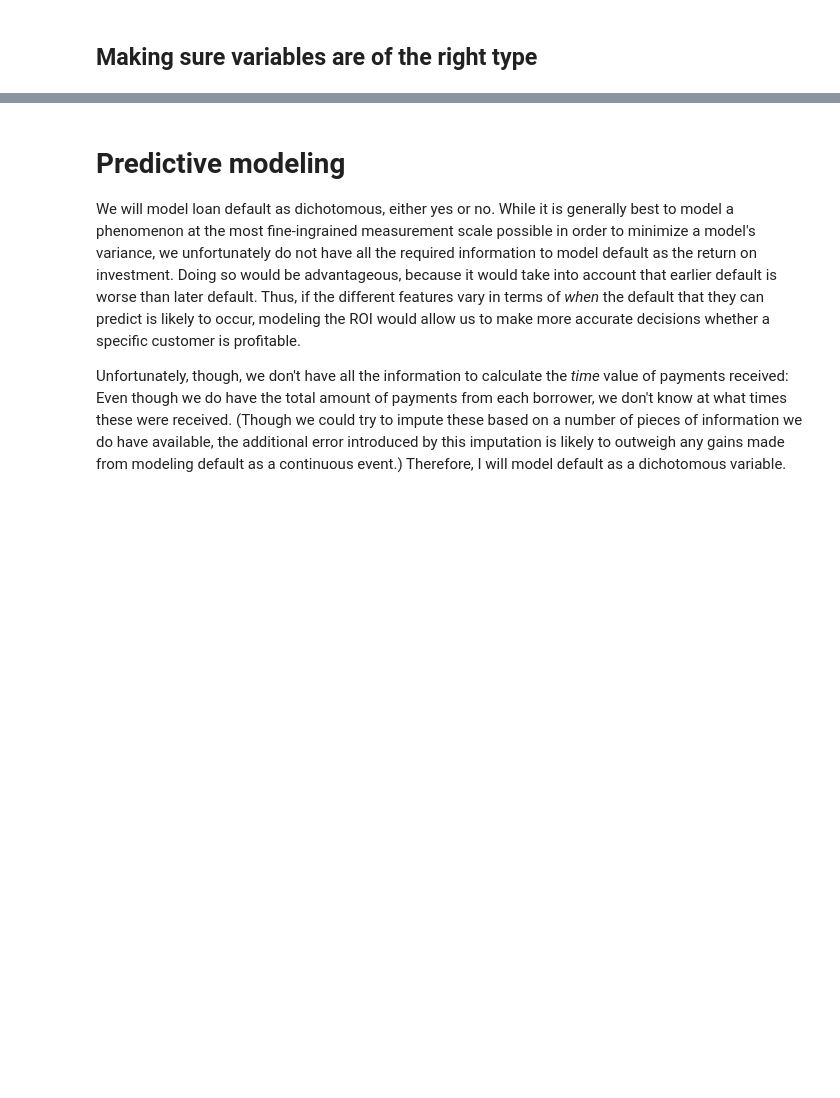
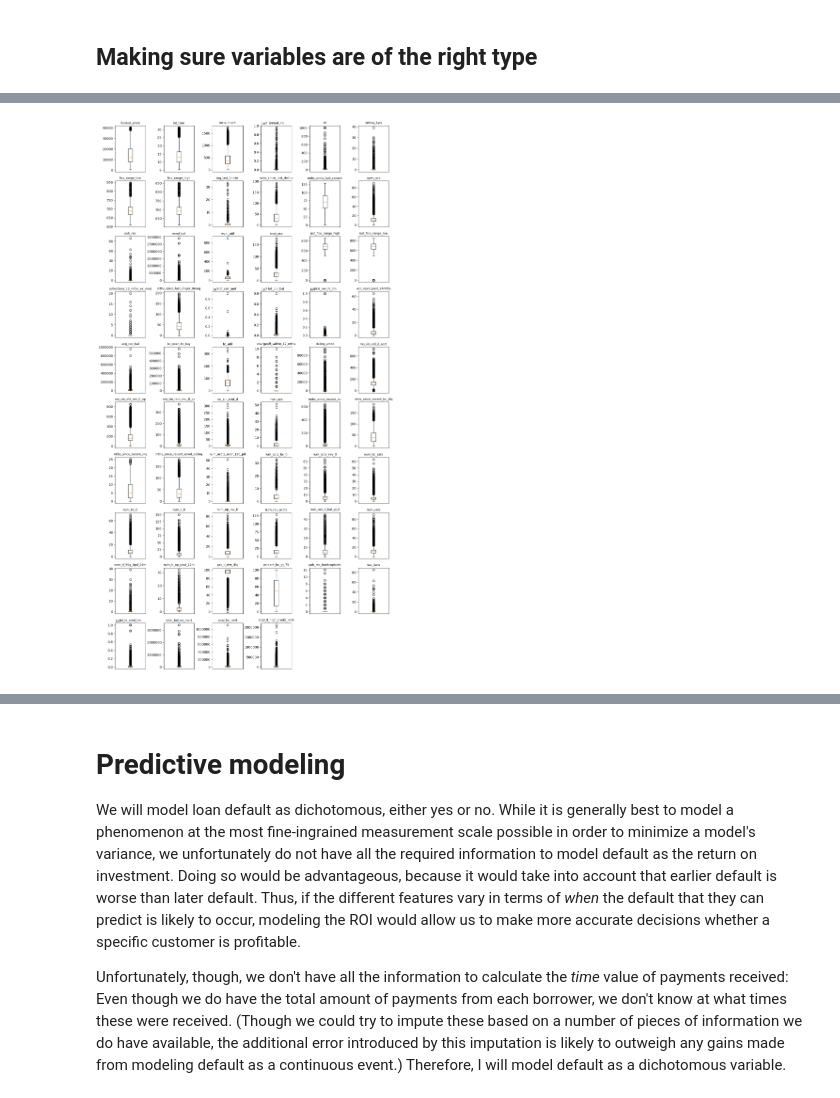
Before and after one commit to tloeber/Springboard, a Jupyter notebook: lending_club/lending_club_1.ipynb, the cells around one changed output, grey strips where cells are left out. Saved outputs shown, nothing was run; the diff lists cells and outputs as text; code cells hidden in the pictures; blank space fills up the shorter version.

Commit message:
Converts variable to the correct data type.

```diff
--- a/lending_club/lending_club_1.ipynb
+++ b/lending_club/lending_club_1.ipynb
@@ -480,0 +408,2 @@ Boxplot
+# %%
+all_data[integers] = all_data.loc[:, integers].astype(int)
@@ -480,0 +425,4 @@ Boxplot
+# %%
+all_data['term'] = pd.to_numeric(all_data.term.str.replace(' months', ''))
+for variable in ['int_rate', 'revol_util']:
+    all_data[variable] = pd.to_numeric(all_data.loc[:, variable].str.replace('%', ''), errors='coerce')
@@ -480,0 +431,3 @@ Boxplot
+# %%
+for variable in['earliest_cr_line', 'last_credit_pull_d']:
+    all_data[variable] = pd.to_datetime(all_data.loc[:, variable], format='%b-%Y')
@@ -480,0 +436,9 @@ Boxplot
+# %%
+# Create new variables with time difference
+all_data['earliest_cr_line_days'] = (all_data.reset_index(level='issue_d').issue_d -
+    all_data.reset_index(level='issue_d').earliest_cr_line).dt.days
+all_data['last_credit_pull_days'] = (all_data.reset_index(level='issue_d').issue_d -
+    all_data.reset_index(level='issue_d').last_credit_pull_d).dt.days
+
+# Delete absolute dates
+all_data = all_data.drop(['earliest_cr_line', 'last_credit_pull_d'], axis='columns')
@@ -480,0 +483,30 @@ Boxplot
+# %%
+# get names of all the numeric variables
+numerics = all_data.dtypes[all_data.dtypes!=object].index
+# Count the number of unique values for each numeric variable
+n_unique = all_data.loc[:, numerics].nunique()
+# Add variables with more than 10 unique values to a list of variables to
+# plot with a boxplot, otherwise to list for histogram
+numerics_box = n_unique[n_unique >= 10].index
+numerics_hist = n_unique[n_unique < 10].index
+
+# Make a boxplot for each
+sns.reset_defaults()
+fig, ax = plt.subplots(nrows=10, ncols=6, figsize=(15,30))
+for subplot, variable in zip(ax.ravel(), numerics_box):
+    subplot.boxplot(all_data.loc[all_data[variable].notnull(), variable])
+    subplot.set_title(variable, fontsize=9)
+    #Remove x-axis labels
+    subplot.tick_params(axis='x', labelsize=0, length=0)
+
+# Delete the last subplots that we didn't need
+# (starting with the 5th in the last row)
+for column_index in range(4, 6):
+    ax[-1, column_index].axis('off')
+
+# Increase spacing between plots
+fig.subplots_adjust(hspace=.2, wspace=.6)
+
+plt.show()
+# %% [output]
+[figure, added]
```
Also changed, not shown: parts of 46 cells of this notebook.
